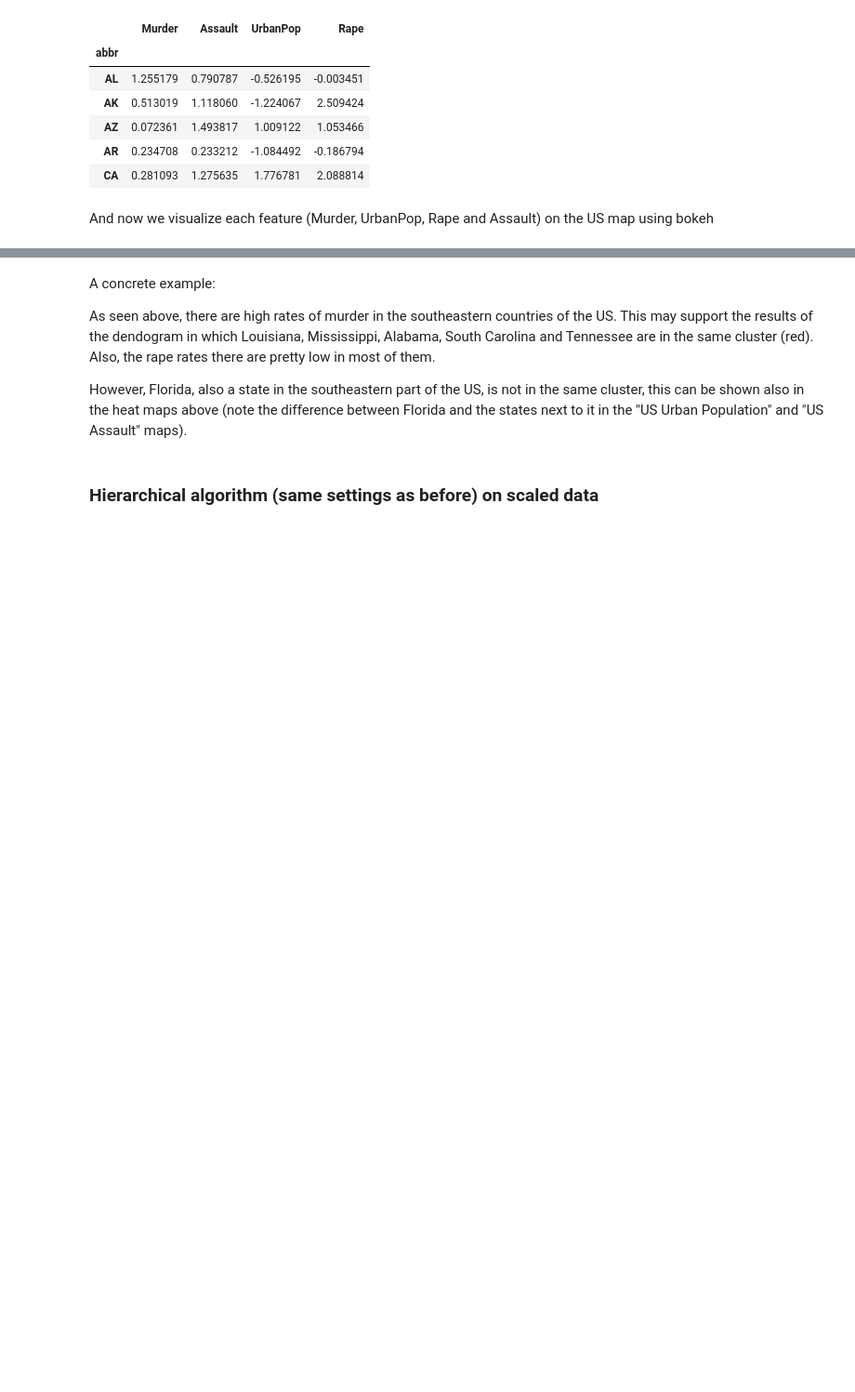
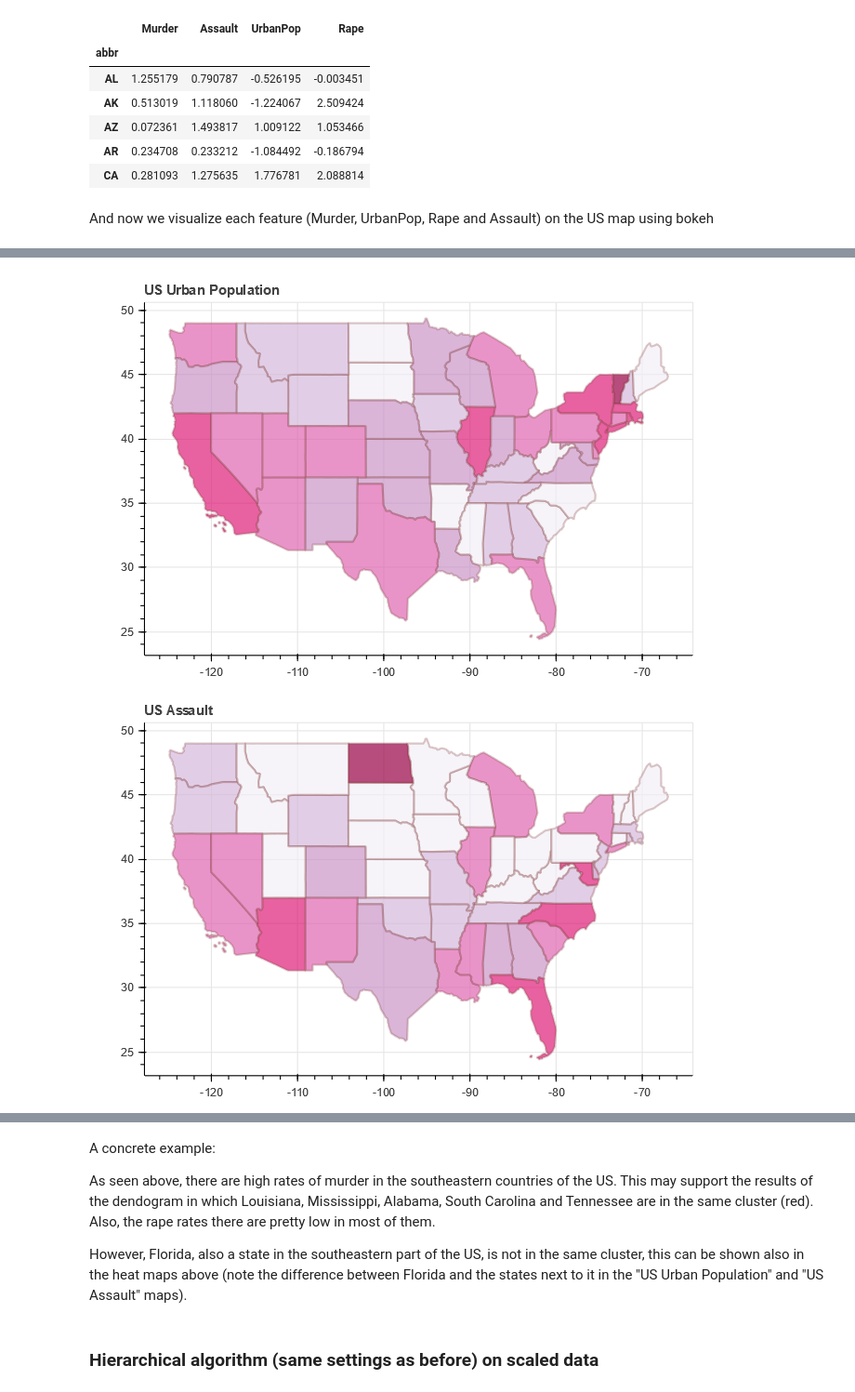
Before and after one commit to ShaikeA/Unsupervised-Techniques, a Jupyter notebook: Unsupervised Techniques (Part A) .ipynb, the cells around one changed output, grey strips where cells are left out. Shown at 93% size. Saved outputs shown, nothing was run; the diff lists cells and outputs as text; code cells hidden in the pictures; blank space fills up the shorter version.

```diff
--- a/Unsupervised Techniques (Part A) - USArrests.ipynb
+++ b/Unsupervised Techniques (Part A) .ipynb
@@ -243,3 +243,12 @@ output_notebook()
 [interactive output not drawn]
 [interactive output not drawn]
 [interactive output not drawn]
+# %%
+from IPython.display import Image
+display(Image(filename='UrbanPop.png'))
+display(Image(filename='Assault.png'))
+display(Image(filename='Murder.png'))
+display(Image(filename='Rape.png'))
+# %% [output]
+[figure, added]
+[figure, added]
```
Also changed, not shown: parts of 1 cell of this notebook, 4 other files.
